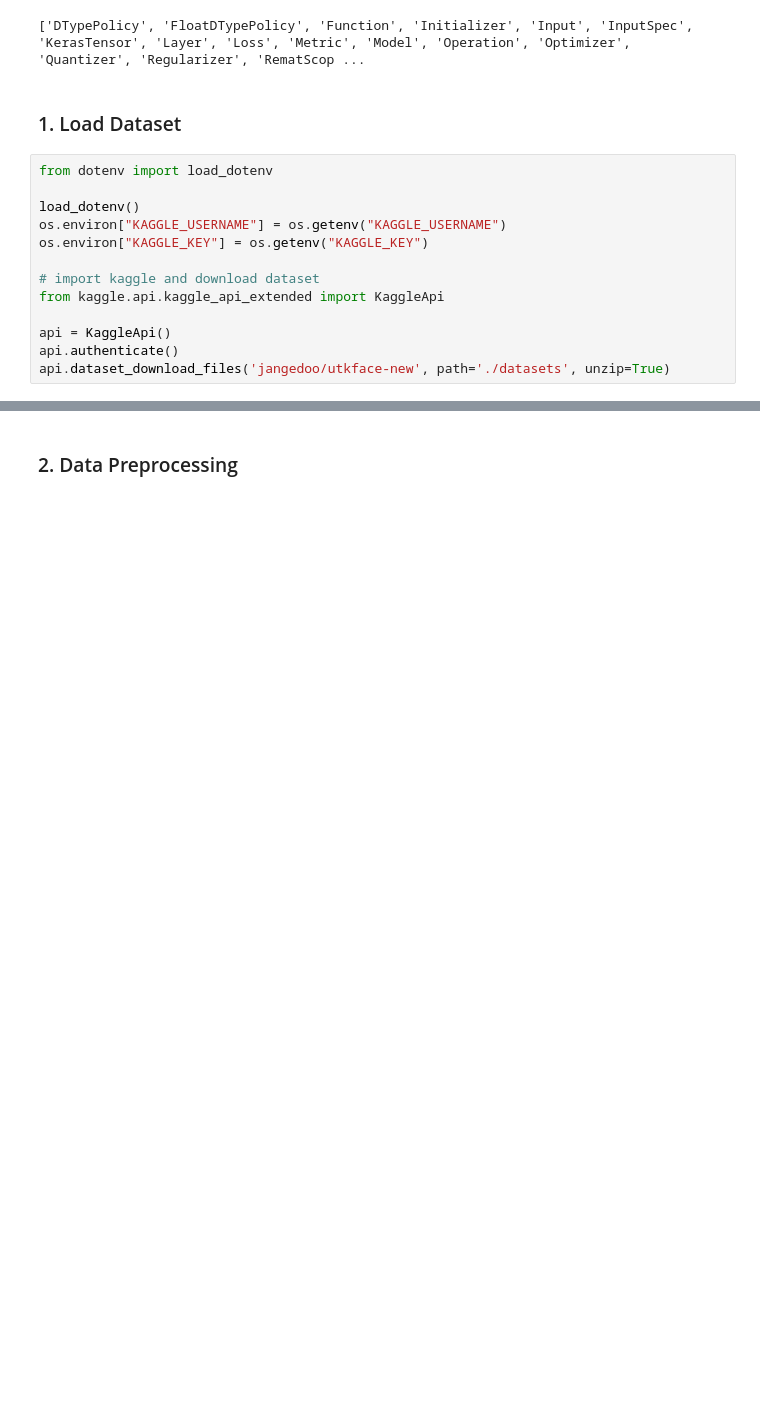
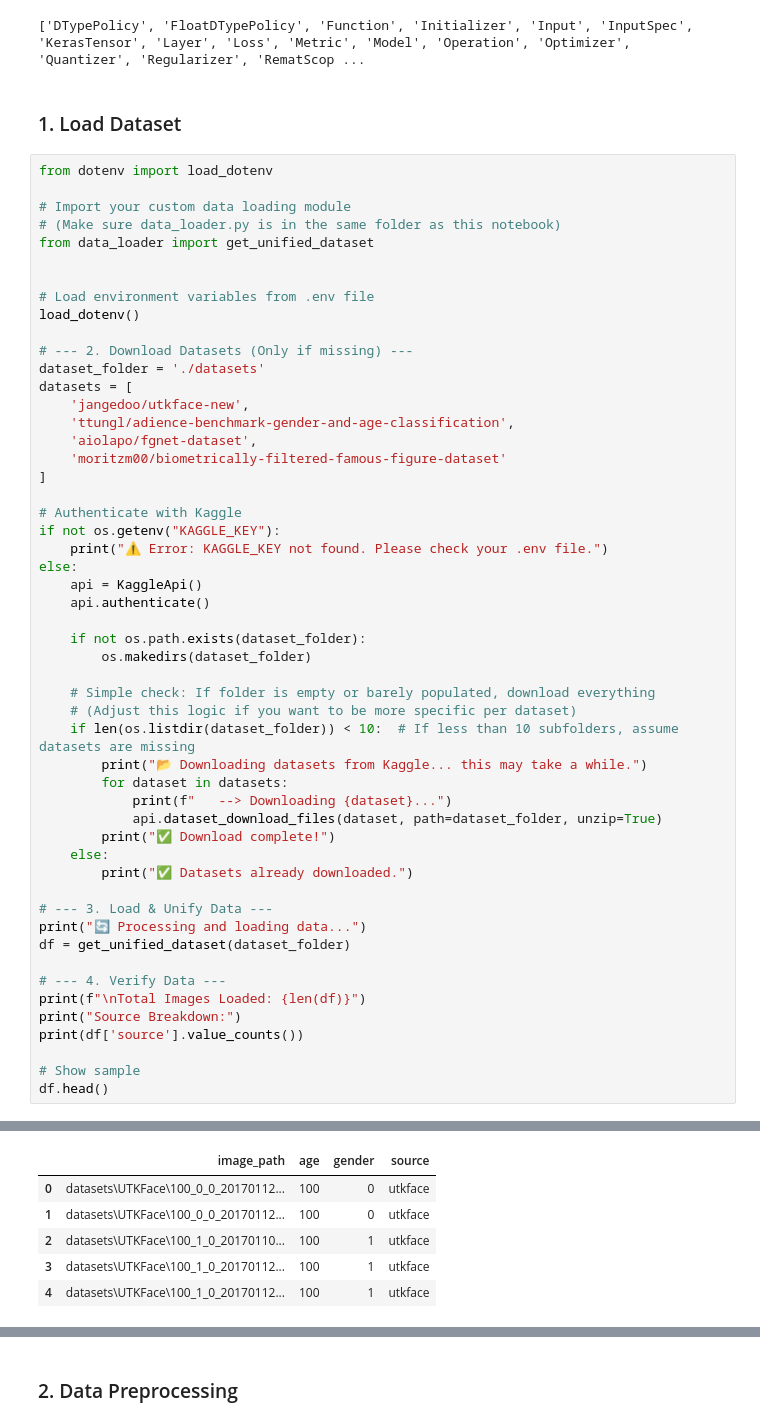
Before and after one commit to killuasmurf/Age_Predictor_CNN, a Jupyter notebook: src.ipynb, the cells around one changed output, grey strips where cells are left out. Cells and saved outputs as stored; diff of their text form; blank space fills up the shorter version.

```diff
--- a/src.ipynb
+++ b/src.ipynb
@@ -30,14 +31,53 @@ print(dir(keras))
 # %%
 from dotenv import load_dotenv
 
+# Import your custom data loading module
+# (Make sure data_loader.py is in the same folder as this notebook)
+from data_loader import get_unified_dataset
+
+
+# Load environment variables from .env file
 load_dotenv()
-os.environ["KAGGLE_USERNAME"] = os.getenv("KAGGLE_USERNAME")
-os.environ["KAGGLE_KEY"] = os.getenv("KAGGLE_KEY")
 
-# import kaggle and download dataset
-from kaggle.api.kaggle_api_extended import KaggleApi
+# --- 2. Download Datasets (Only if missing) ---
+dataset_folder = './datasets'
+datasets = [
+    'jangedoo/utkface-new',
+    'ttungl/adience-benchmark-gender-and-age-classification',
+    'aiolapo/fgnet-dataset',
+    'moritzm00/biometrically-filtered-famous-figure-dataset'
+]
 
-api = KaggleApi()
-api.authenticate()
-api.dataset_download_files('jangedoo/utkface-new', path='./datasets', unzip=True)
+# Authenticate with Kaggle
+if not os.getenv("KAGGLE_KEY"):
+    print("⚠️ Error: KAGGLE_KEY not found. Please check your .env file.")
+else:
+    api = KaggleApi()
+    api.authenticate()
+
+    if not os.path.exists(dataset_folder):
+        os.makedirs(dataset_folder)
+
+    # Simple check: If folder is empty or barely populated, download everything
+    # (Adjust this logic if you want to be more specific per dataset)
+    if len(os.listdir(dataset_folder)) < 10:  # If less than 10 subfolders, assume datasets are missing
+        print("📂 Downloading datasets from Kaggle... this may take a while.")
+        for dataset in datasets:
+            print(f"   --> Downloading {dataset}...")
+            api.dataset_download_files(dataset, path=dataset_folder, unzip=True)
+        print("✅ Download complete!")
+    else:
+        print("✅ Datasets already downloaded.")
+
+# --- 3. Load & Unify Data ---
+print("🔄 Processing and loading data...")
+df = get_unified_dataset(dataset_folder)
+
+# --- 4. Verify Data ---
+print(f"\nTotal Images Loaded: {len(df)}")
+print("Source Breakdown:")
+print(df['source'].value_counts())
+
+# Show sample
+df.head()
 # %% [output]
@@ -45,3 +101,9 @@ Dataset URL: https://www.kaggle.com/datasets/jangedoo/utkface-new
+|  | image_path | age | gender | source |
+| 0 | datasets\UTKFace\100_0_0_20170112... | 100 | 0 | utkface |
+| 1 | datasets\UTKFace\100_0_0_20170112... | 100 | 0 | utkface |
+| 2 | datasets\UTKFace\100_1_0_20170110... | 100 | 1 | utkface |
+| 3 | datasets\UTKFace\100_1_0_20170112... | 100 | 1 | utkface |
+| 4 | datasets\UTKFace\100_1_0_20170112... | 100 | 1 | utkface |
 # %%
 print("Files in ./datasets:", os.listdir('./datasets'))
 # %% [output]
```
Also changed, not shown: parts of 12 cells of this notebook, 27 other files.
